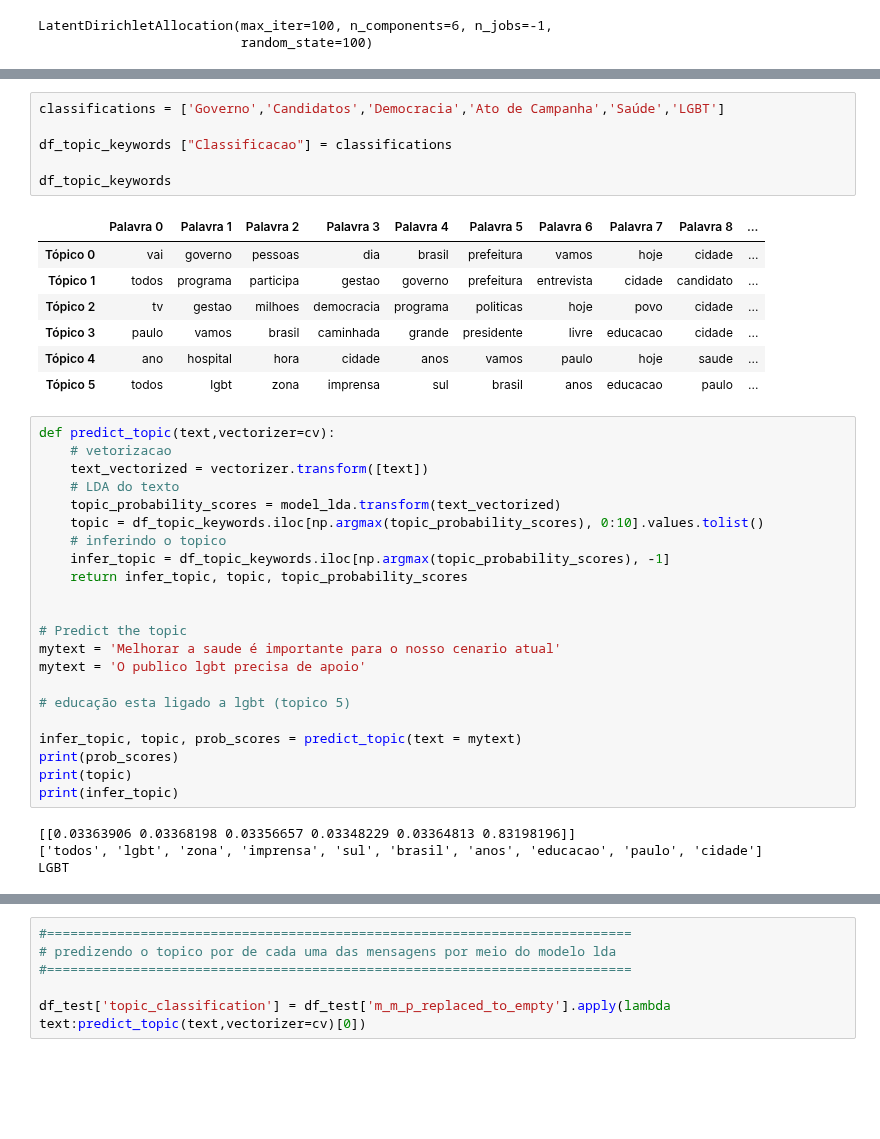
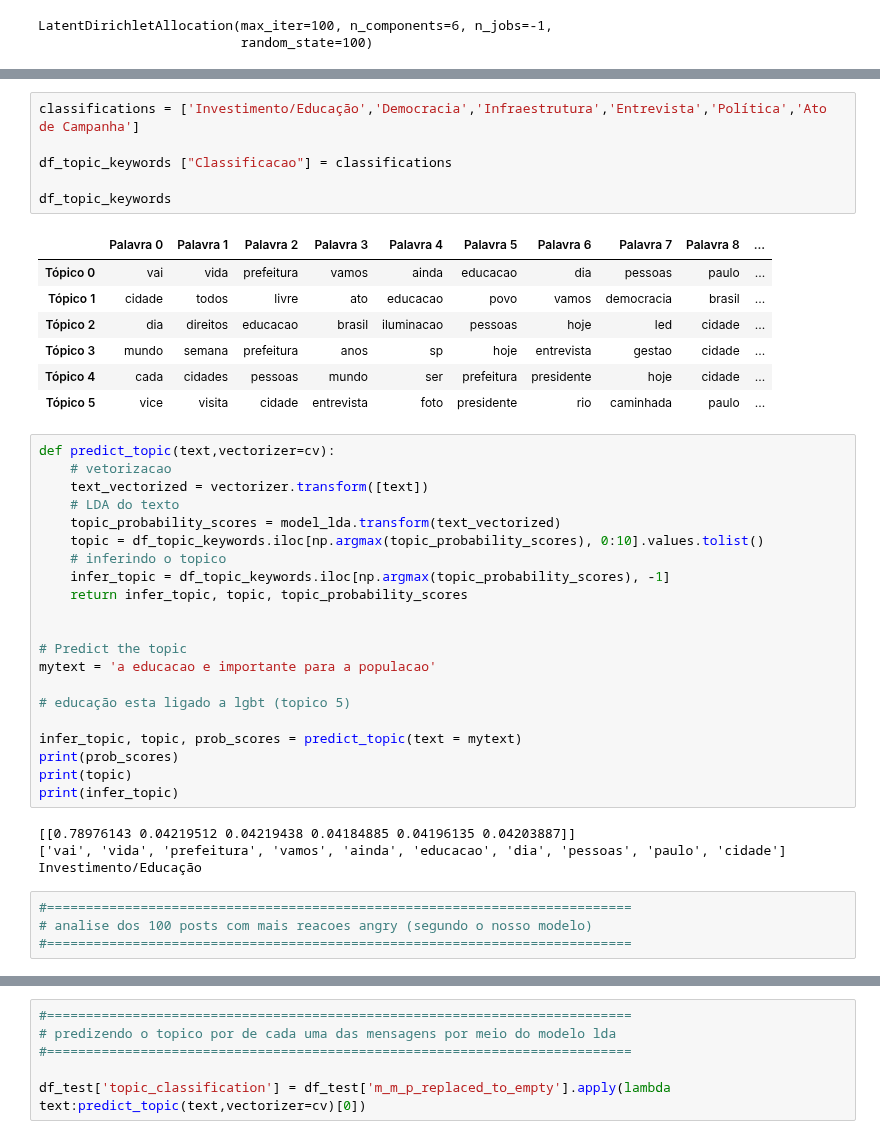
Before and after one commit to LucasPereiraMiranda/social-media-analysis, a Jupyter notebook: source/jupyter/special_terms_replaced_to_empty_haddad/lda_topics.ipynb, the cells around one changed output, grey strips where cells are left out. Saved outputs shown, nothing was run; the diff lists cells and outputs as text; blank space fills up the shorter version.

Commit message:
Identificar tópicos Haddad

```diff
--- a/source/jupyter/special_terms_replaced_to_empty_haddad/lda_topics.ipynb
+++ b/source/jupyter/special_terms_replaced_to_empty_haddad/lda_topics.ipynb
@@ -154,18 +147,18 @@ Perplexity:  5645.274418121596
 {'batch_size': 128, 'doc_topic_prior': None, 'evaluate_every': -1, 'learning_decay': 0.7, 'learning_method': 'batch', 'learning_offset': 10.0, 'max_doc_update_iter': 100, 'max_iter': 100, 'mean_change ...
 # %%
-classifications = ['Governo','Candidatos','Democracia','Ato de Campanha','Saúde','LGBT']
+classifications = ['Investimento/Educação','Democracia','Infraestrutura','Entrevista','Política','Ato de Campanha']
 
 df_topic_keywords ["Classificacao"] = classifications
 
 df_topic_keywords
 # %% [output]
 |  | Palavra 0 | Palavra 1 | Palavra 2 | Palavra 3 | Palavra 4 | Palavra 5 | Palavra 6 | Palavra 7 | Palavra 8 | ... |
-| Tópico 0 | vai | governo | pessoas | dia | brasil | prefeitura | vamos | hoje | cidade | ... |
-| Tópico 1 | todos | programa | participa | gestao | governo | prefeitura | entrevista | cidade | candidato | ... |
-| Tópico 2 | tv | gestao | milhoes | democracia | programa | politicas | hoje | povo | cidade | ... |
-| Tópico 3 | paulo | vamos | brasil | caminhada | grande | presidente | livre | educacao | cidade | ... |
-| Tópico 4 | ano | hospital | hora | cidade | anos | vamos | paulo | hoje | saude | ... |
-| Tópico 5 | todos | lgbt | zona | imprensa | sul | brasil | anos | educacao | paulo | ... |
+| Tópico 0 | vai | vida | prefeitura | vamos | ainda | educacao | dia | pessoas | paulo | ... |
+| Tópico 1 | cidade | todos | livre | ato | educacao | povo | vamos | democracia | brasil | ... |
+| Tópico 2 | dia | direitos | educacao | brasil | iluminacao | pessoas | hoje | led | cidade | ... |
+| Tópico 3 | mundo | semana | prefeitura | anos | sp | hoje | entrevista | gestao | cidade | ... |
+| Tópico 4 | cada | cidades | pessoas | mundo | ser | prefeitura | presidente | hoje | cidade | ... |
+| Tópico 5 | vice | visita | cidade | entrevista | foto | presidente | rio | caminhada | paulo | ... |
 # %%
 def predict_topic(text,vectorizer=cv):
     # vetorizacao
@@ -179,8 +172,7 @@ def predict_topic(text,vectorizer=cv):
 
 
 # Predict the topic
-mytext = 'Melhorar a saude é importante para o nosso cenario atual'
-mytext = 'O publico lgbt precisa de apoio'
+mytext = 'a educacao e importante para a populacao'
 
 # educação esta ligado a lgbt (topico 5)
 
@@ -189,6 +181,10 @@ print(prob_scores)
 print(topic)
 print(infer_topic)
 # %% [output]
-[[0.03363906 0.03368198 0.03356657 0.03348229 0.03364813 0.83198196]]
-['todos', 'lgbt', 'zona', 'imprensa', 'sul', 'brasil', 'anos', 'educacao', 'paulo', 'cidade']
-LGBT
+[[0.78976143 0.04219512 0.04219438 0.04184885 0.04196135 0.04203887]]
+['vai', 'vida', 'prefeitura', 'vamos', 'ainda', 'educacao', 'dia', 'pessoas', 'paulo', 'cidade']
+Investimento/Educação
+# %%
+#===========================================================================
+# analise dos 100 posts com mais reacoes angry (segundo o nosso modelo)
+#===========================================================================
```
Also changed, not shown: parts of 19 cells of this notebook, 1 other file.
